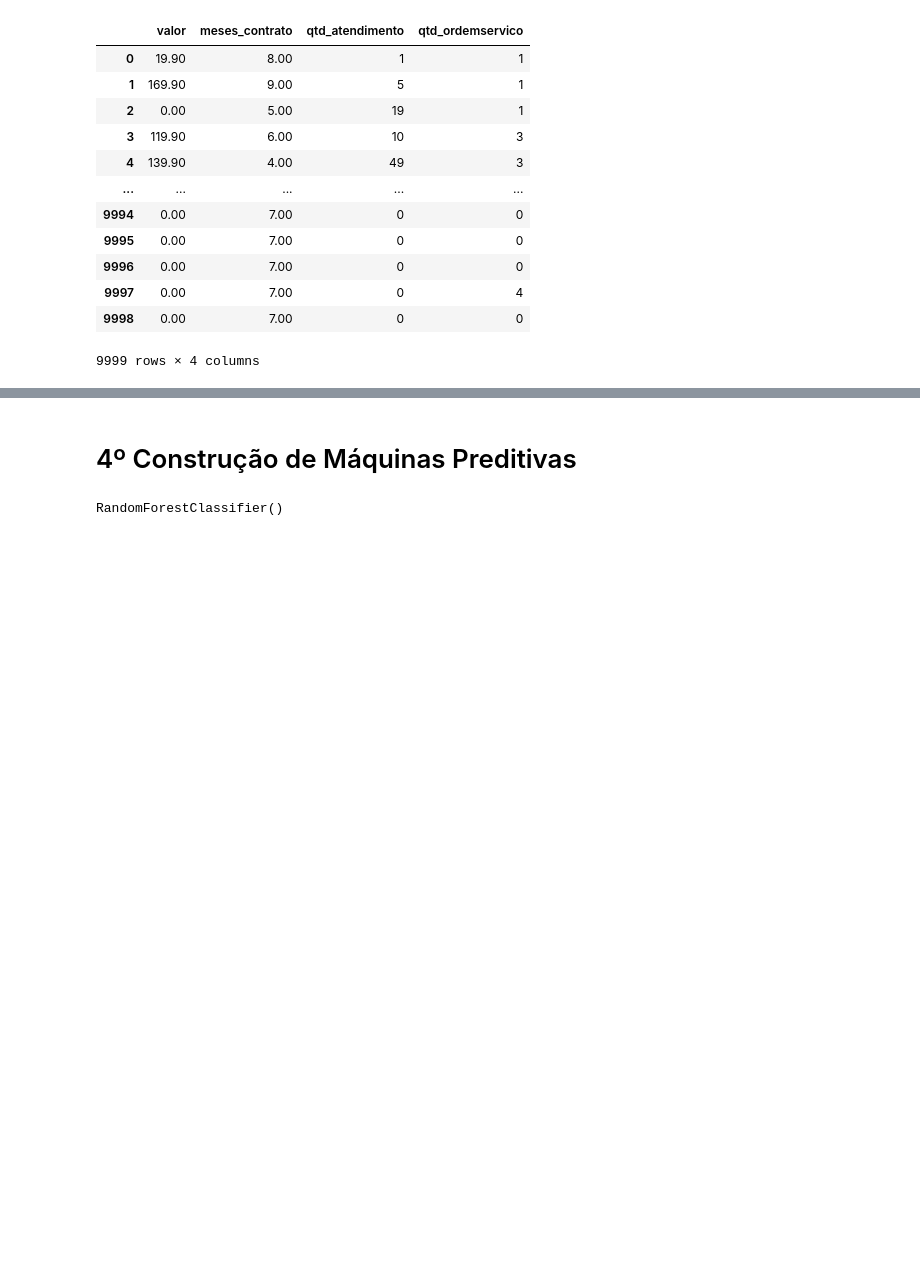
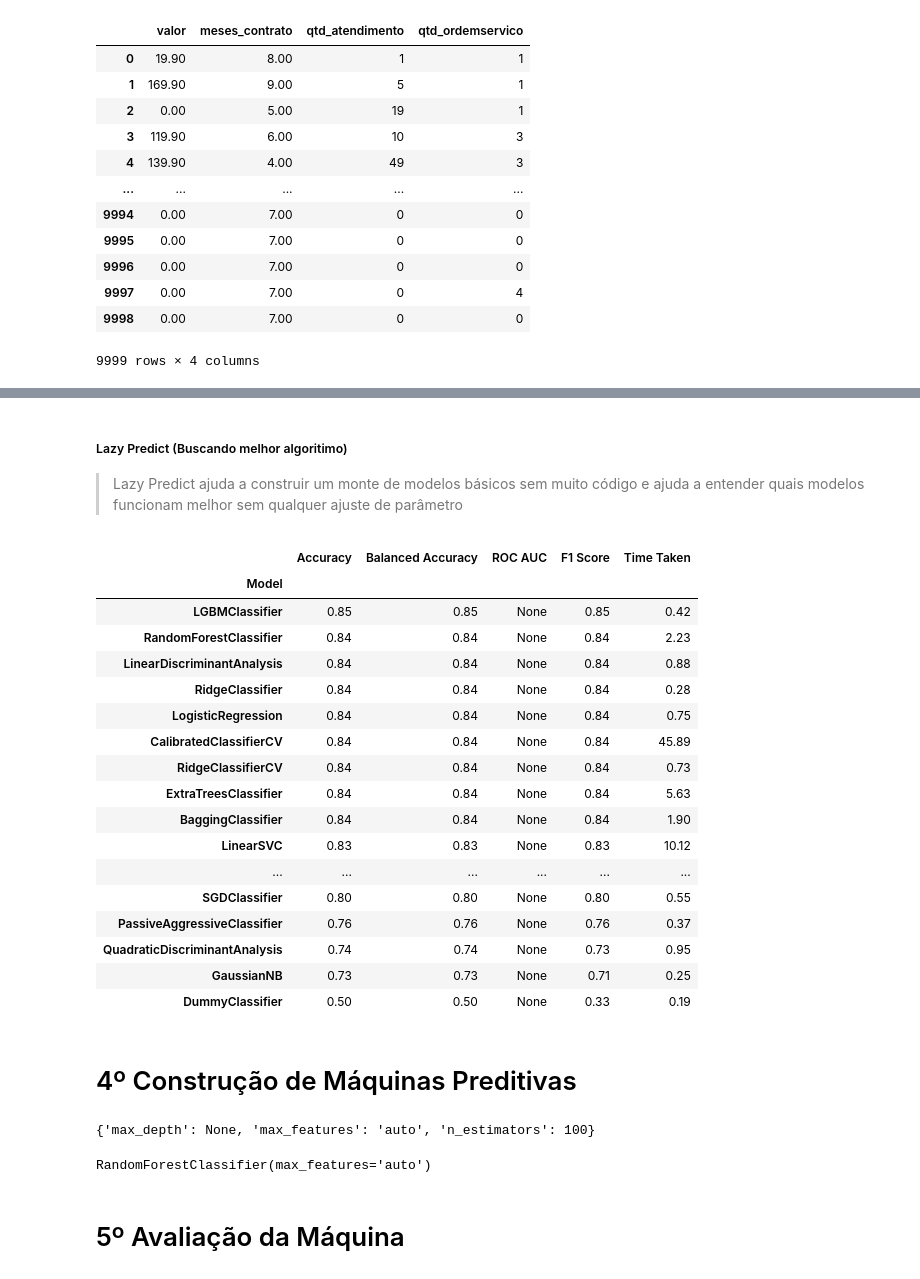
Before and after one commit to xkayo32/ML-Cancelados, a Jupyter notebook: main.ipynb, the cells around one changed output, grey strips where cells are left out. Cells and saved outputs as stored; diff of their text form; code cells hidden in the pictures; blank space fills up the shorter version.

```diff
--- a/main.ipynb
+++ b/main.ipynb
@@ -180,6 +195,6 @@ plt.show()
 # %%
 onehotenconder = OneHotEncoder()
-X_cat = dataframe[['dia_vencimento','plano','cidade']]
+X_cat = dataframe[['dia_vencimento']] #[['dia_vencimento','plano','cidade']]
 X_cat = onehotenconder.fit_transform(X_cat).toarray()
 # %%
 X_cat = pd.DataFrame(X_cat)
@@ -213,4 +246,30 @@ y = dataframe.values[:,-1]
 # %%
 X_train, X_test, y_train, y_test = train_test_split(X, y, test_size = 0.2, stratify=y)
+# %% [markdown]
+##### Lazy Predict (Buscando melhor algoritimo)
+> Lazy Predict ajuda a construir um monte de modelos básicos sem muito código e ajuda a entender quais modelos funcionam melhor sem qualquer ajuste de parâmetro
+# %%
+clf = LazyClassifier(predictions=True)
+models, predictions = clf.fit(X_train, X_test, y_train, y_test)
+models
+# %% [output]
+|  | Accuracy | Balanced Accuracy | ROC AUC | F1 Score | Time Taken |
+| Model |  |  |  |  |  |
+| LGBMClassifier | 0.85 | 0.85 | None | 0.85 | 0.42 |
+| RandomForestClassifier | 0.84 | 0.84 | None | 0.84 | 2.23 |
+| LinearDiscriminantAnalysis | 0.84 | 0.84 | None | 0.84 | 0.88 |
+| RidgeClassifier | 0.84 | 0.84 | None | 0.84 | 0.28 |
+| LogisticRegression | 0.84 | 0.84 | None | 0.84 | 0.75 |
+| CalibratedClassifierCV | 0.84 | 0.84 | None | 0.84 | 45.89 |
+| RidgeClassifierCV | 0.84 | 0.84 | None | 0.84 | 0.73 |
+| ExtraTreesClassifier | 0.84 | 0.84 | None | 0.84 | 5.63 |
+| BaggingClassifier | 0.84 | 0.84 | None | 0.84 | 1.90 |
+| LinearSVC | 0.83 | 0.83 | None | 0.83 | 10.12 |
+| ... | ... | ... | ... | ... | ... |
+| SGDClassifier | 0.80 | 0.80 | None | 0.80 | 0.55 |
+| PassiveAggressiveClassifier | 0.76 | 0.76 | None | 0.76 | 0.37 |
+| QuadraticDiscriminantAnalysis | 0.74 | 0.74 | None | 0.73 | 0.95 |
+| GaussianNB | 0.73 | 0.73 | None | 0.71 | 0.25 |
+| DummyClassifier | 0.50 | 0.50 | None | 0.33 | 0.19 |
 # %% [markdown]
 # 4º Construção de Máquinas Preditivas
@@ -217,6 +284,12 @@ X_train, X_test, y_train, y_test = train_test_split(X, y, test_size = 0.2, strat
+# %%
+cf_cv = GridSearchCV(estimator=rfc,param_grid=param_grid,cv=3)
+cf_cv.fit(X_train,y_train)
+cf_cv.best_params_
+# %% [output]
+{'max_depth': None, 'max_features': 'auto', 'n_estimators': 100}
 # %%
-rfc = RandomForestClassifier(n_estimators=100)
-rfc.fit(X_train,y_train)
+rfc2 = RandomForestClassifier(**cf_cv.best_params_)
+rfc2.fit(X_train,y_train)
 # %% [output]
-RandomForestClassifier()
+RandomForestClassifier(max_features='auto')
 # %%
@@ -224,3 +297,5 @@ predict = rfc.predict(X_test)
+# %% [markdown]
+# 5º Avaliação da Máquina
 # %%
 print(classification_report(y_test,predict))
 # %% [output]
```
Also changed, not shown: parts of 24 cells of this notebook, 4 other files.
